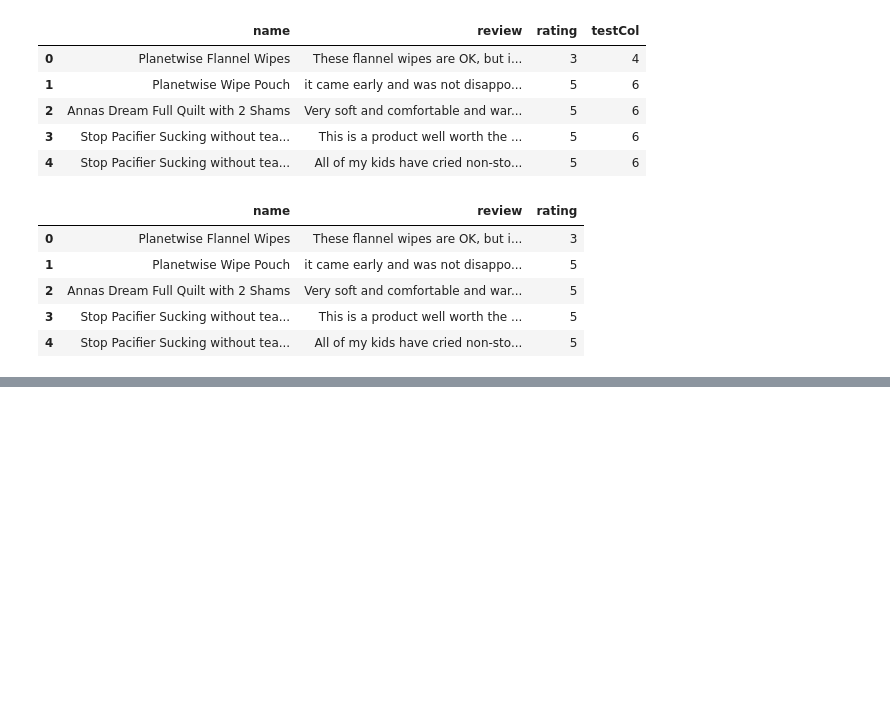
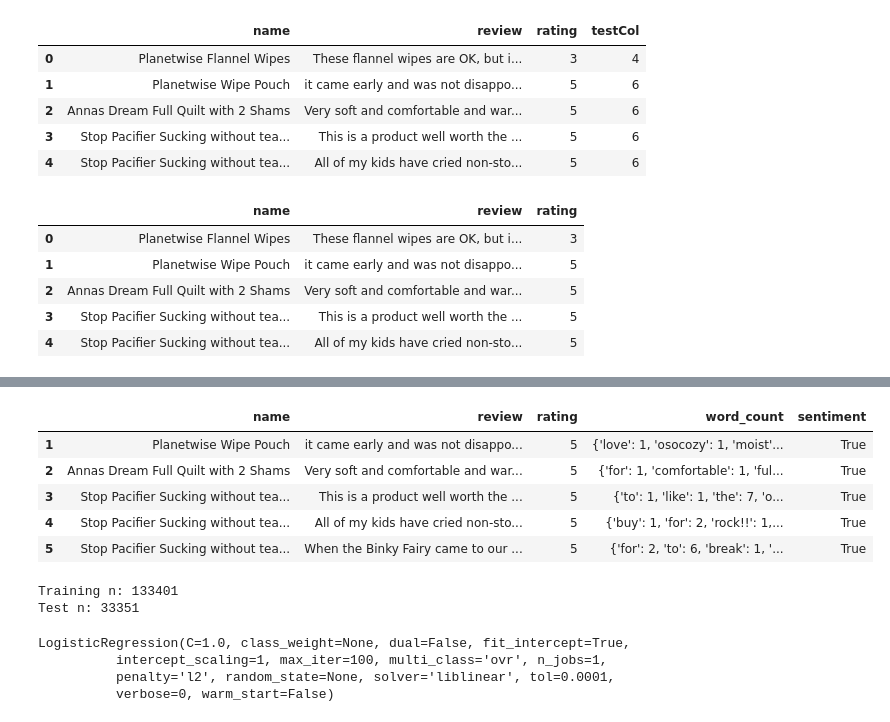
Before and after one commit to mbiczo/ML, a Jupyter notebook: classification/Logistic Classifier.ipynb, the cells around one changed output, grey strips where cells are left out. Saved outputs shown, nothing was run; the diff lists cells and outputs as text; code cells hidden in the pictures; blank space fills up the shorter version.

```diff
--- a/classification/Logistic Classifier.ipynb
+++ b/classification/Logistic Classifier.ipynb
@@ -142,0 +129,21 @@ TypeError: cannot perform reduce with flexible type
+# %%
+# Add column to indicate positive (desired) sentiment
+products['sentiment'] = products['rating'] >= 4
+products.head()
+# %% [output]
+|  | name | review | rating | word_count | sentiment |
+| 1 | Planetwise Wipe Pouch | it came early and was not disappo... | 5 | {'love': 1, 'osocozy': 1, 'moist'... | True |
+| 2 | Annas Dream Full Quilt with 2 Shams | Very soft and comfortable and war... | 5 | {'for': 1, 'comfortable': 1, 'ful... | True |
+| 3 | Stop Pacifier Sucking without tea... | This is a product well worth the ... | 5 | {'to': 1, 'like': 1, 'the': 7, 'o... | True |
+| 4 | Stop Pacifier Sucking without tea... | All of my kids have cried non-sto... | 5 | {'buy': 1, 'for': 2, 'rock!!': 1,... | True |
+| 5 | Stop Pacifier Sucking without tea... | When the Binky Fairy came to our ... | 5 | {'for': 2, 'to': 6, 'break': 1, '... | True |
+# %%
+# Divide data into training and test sets
+
+train_data, test_data = train_test_split(products, test_size= 0.2, random_state= 0)  #random_state == seed
+
+print('Training n:', len(train_data))
+print('Test n:', len(test_data))
+# %% [output]
+Training n: 133401
+Test n: 33351
@@ -142,0 +153,7 @@ TypeError: cannot perform reduce with flexible type
+# %%
+clf_model
+# %% [output]
+LogisticRegression(C=1.0, class_weight=None, dual=False, fit_intercept=True,
+          intercept_scaling=1, max_iter=100, multi_class='ovr', n_jobs=1,
+          penalty='l2', random_state=None, solver='liblinear', tol=0.0001,
+          verbose=0, warm_start=False)
```
Also changed, not shown: parts of 14 cells of this notebook.
